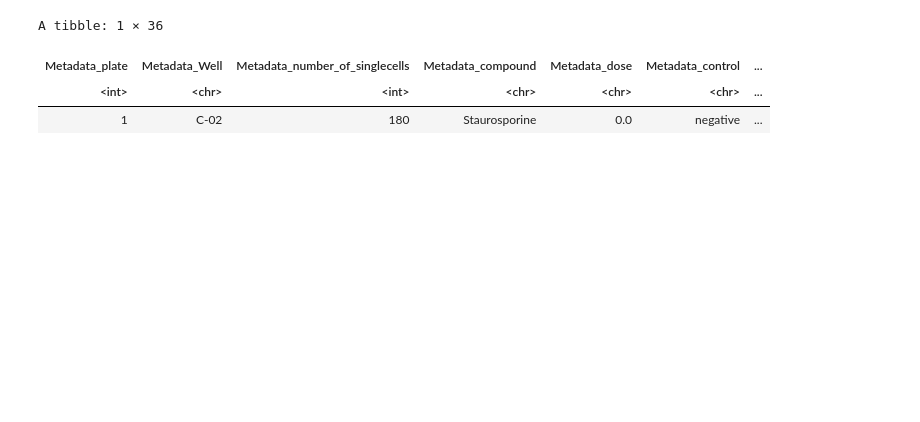
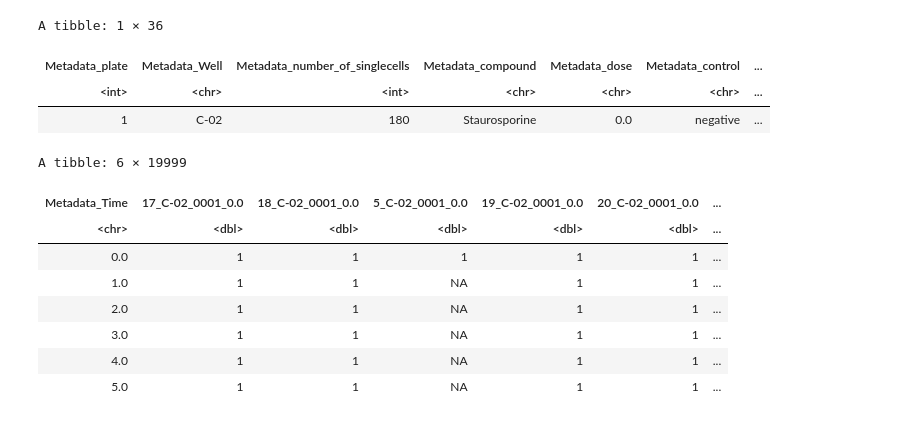
Before and after one commit to WayScience/live_cell_timelapse_apoptosis_analysis, a Jupyter notebook: 2.cell_tracks_data/notebooks/0.plot_tracks_over_time_bool.ipynb, the cells around one changed output. Drawn from its saved outputs; the diff is of its cells as text; code cells hidden in the pictures; blank space fills up the shorter version.

```diff
--- a/2.cell_tracks_data/notebooks/0.plot_tracks_over_time_bool.ipynb
+++ b/2.cell_tracks_data/notebooks/0.plot_tracks_over_time_bool.ipynb
@@ -38,19 +38,36 @@ A tibble: 1 × 36
 | Metadata_plate | Metadata_Well | Metadata_number_of_singlecells | Metadata_compound | Metadata_dose | Metadata_control | ... |
 | <int> | <chr> | <int> | <chr> | <chr> | <chr> | ... |
 | 1 | C-02 | 180 | Staurosporine | 0.0 | negative | ... |
+# %%
+plotting_df <- metadata_df %>%
+  select(c(
+    "Metadata_Time",
+    "Metadata_dose",
+    "unique_cell"
+    ))
+plotting_df$Metadata_dose <- as.numeric(plotting_df$Metadata_dose)
+plotting_df$values <- 1
+# sort by metadata dose
+plotting_df <- plotting_df %>%
+  arrange(Metadata_dose)
+# drop dose column
+plotting_df <- plotting_df %>%
+  select(-Metadata_dose)
 # %%
-plotting_df <- metadata_df %>%
-  select(c(
-    "Metadata_Time",
-    "Metadata_dose",
-    "unique_cell"
-    ))
-plotting_df$values <- 1
-plotting_df <- plotting_df %>%
-  select(-Metadata_dose)
 # pivot wide such that the Metadata_id in the columns
 plotting_df <- plotting_df %>%
   pivot_wider(
     names_from = unique_cell,
     values_from = values
   )
+head(plotting_df)
+# %% [output]
+A tibble: 6 × 19999
+| Metadata_Time | 17_C-02_0001_0.0 | 18_C-02_0001_0.0 | 5_C-02_0001_0.0 | 19_C-02_0001_0.0 | 20_C-02_0001_0.0 | ... |
+| <chr> | <dbl> | <dbl> | <dbl> | <dbl> | <dbl> | ... |
+| 0.0 | 1 | 1 | 1 | 1 | 1 | ... |
+| 1.0 | 1 | 1 | NA | 1 | 1 | ... |
+| 2.0 | 1 | 1 | NA | 1 | 1 | ... |
+| 3.0 | 1 | 1 | NA | 1 | 1 | ... |
+| 4.0 | 1 | 1 | NA | 1 | 1 | ... |
+| 5.0 | 1 | 1 | NA | 1 | 1 | ... |
```
Also changed, not shown: parts of 10 cells of this notebook, 3 other files.
